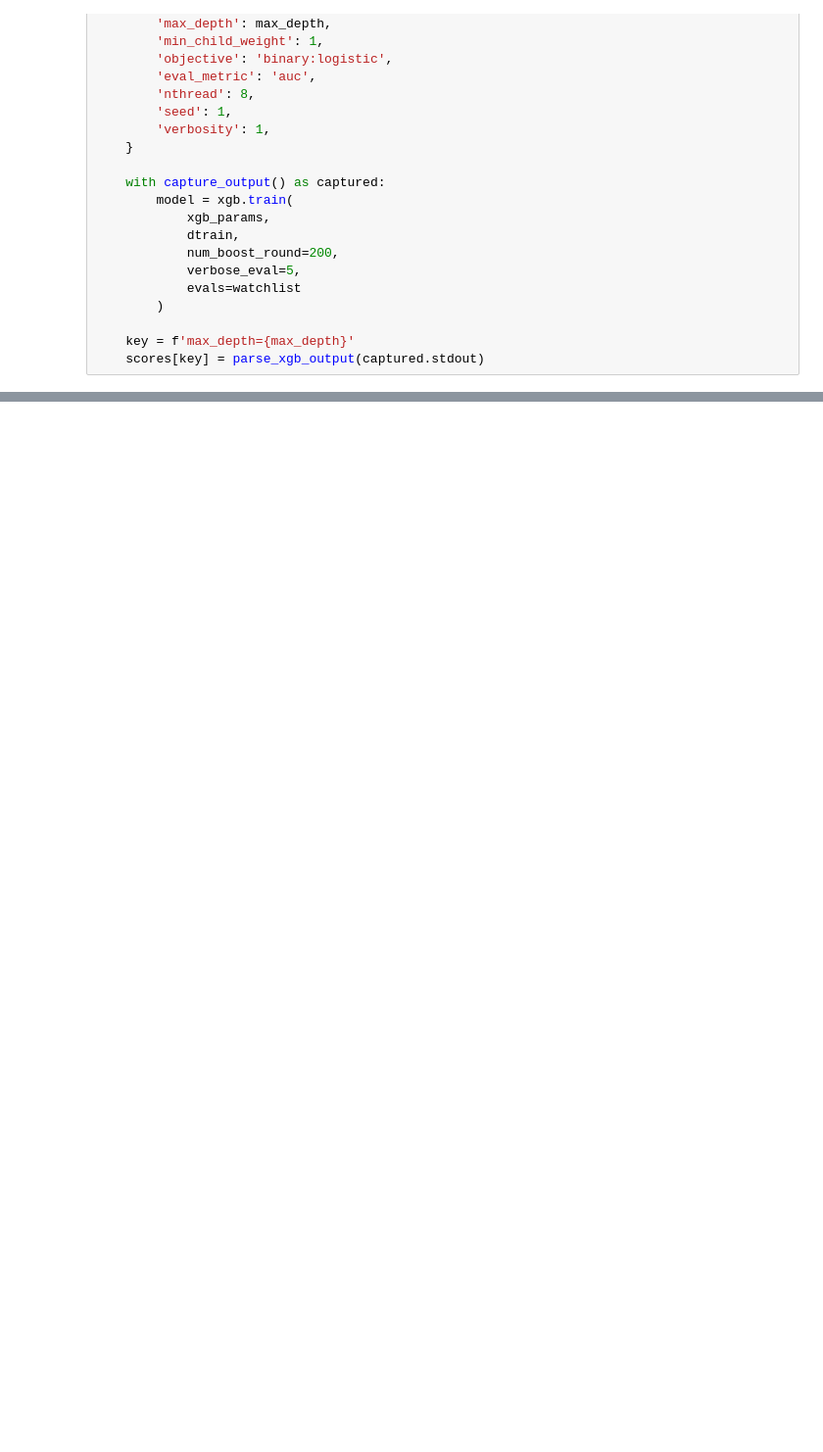
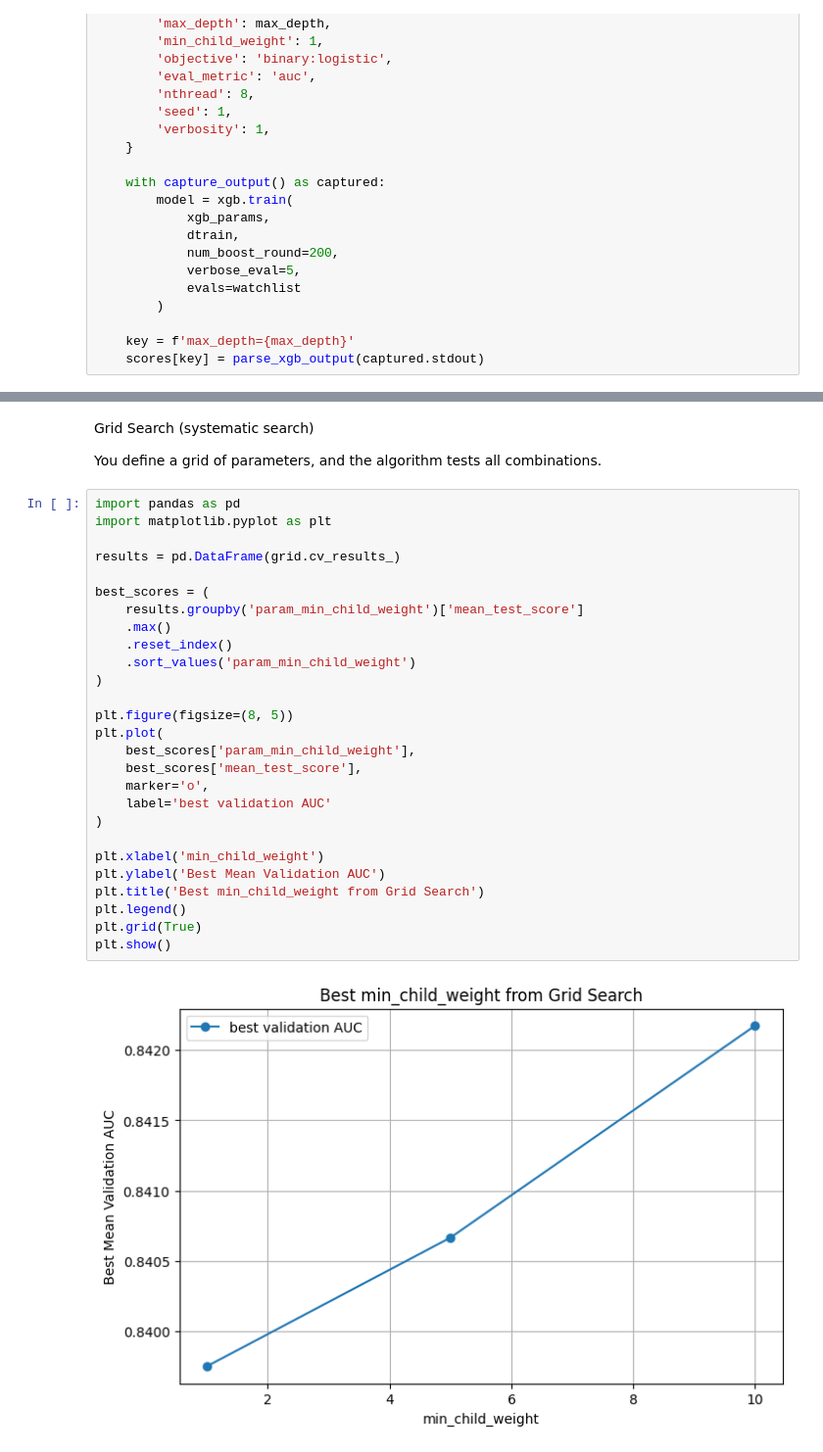
Before and after one commit to mireillehaddad/Machine-Learning, a Jupyter notebook: 06-trees /credit-risk.ipynb, the cells around one changed output, grey strips where cells are left out. Shown at 98% size. Saved outputs shown, nothing was run; the diff lists cells and outputs as text; blank space fills up the shorter version.

```diff
--- a/06-trees /credit-risk.ipynb
+++ b/06-trees /credit-risk.ipynb
@@ -1159,0 +1265,33 @@ plt.show()
+# %% [markdown]
+Grid Search (systematic search)
+
+You define a grid of parameters, and the algorithm tests all combinations.
+# %%
+import pandas as pd
+import matplotlib.pyplot as plt
+
+results = pd.DataFrame(grid.cv_results_)
+
+best_scores = (
+    results.groupby('param_min_child_weight')['mean_test_score']
+    .max()
+    .reset_index()
+    .sort_values('param_min_child_weight')
+)
+
+plt.figure(figsize=(8, 5))
+plt.plot(
+    best_scores['param_min_child_weight'],
+    best_scores['mean_test_score'],
+    marker='o',
+    label='best validation AUC'
+)
+
+plt.xlabel('min_child_weight')
+plt.ylabel('Best Mean Validation AUC')
+plt.title('Best min_child_weight from Grid Search')
+plt.legend()
+plt.grid(True)
+plt.show()
+# %% [output]
+[figure, added]
```
Also changed, not shown: parts of 34 cells of this notebook, 2 other files.
